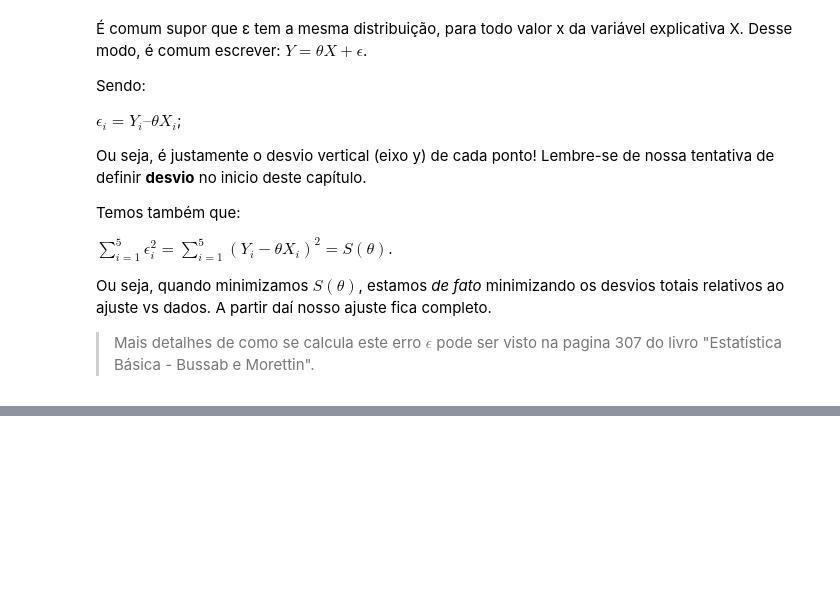
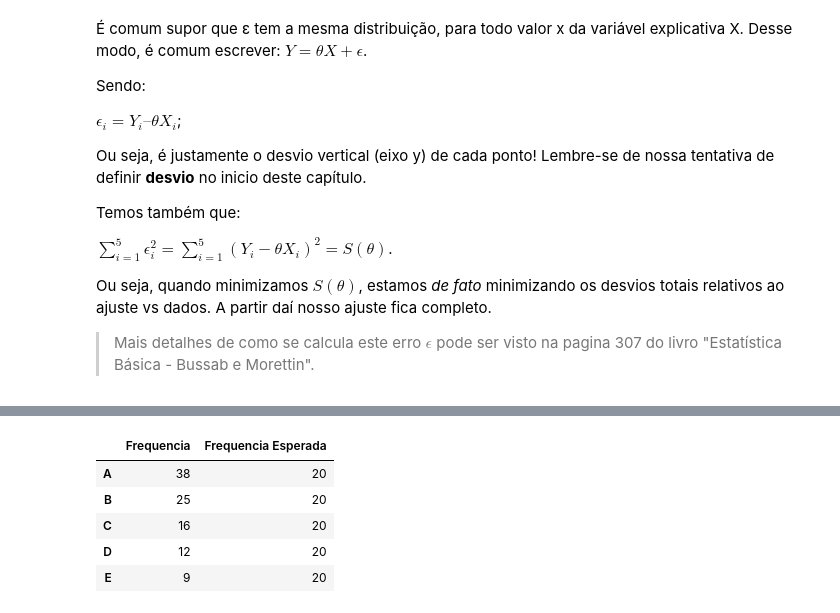
Before and after one commit to Hipparcus/Meus_projetos, a Jupyter notebook: Estudo/Síntese Estatística.ipynb, the cells around one changed output, grey strips where cells are left out. Cells and saved outputs as stored; diff of their text form; code cells hidden in the pictures; blank space fills up the shorter version.

```diff
--- a/Estudo/Síntese Estatística.ipynb
+++ b/Estudo/Síntese Estatística.ipynb
@@ -1430,0 +1466,16 @@ Ou seja, quando minimizamos $S(\theta)$, estamos *de fato* minimizando os desvio
+# %%
+levantamento = np.array([38,25,16,12,9])
+#Invertendo a tabela por conveniencia
+df = pd.DataFrame(data = levantamento,
+                  index = ['A','B','C','D','E'],
+                  columns = ['Frequencia']
+                 )
+df['Frequencia Esperada'] = np.array([20,20,20,20,20])
+df
+# %% [output]
+|  | Frequencia | Frequencia Esperada |
+| A | 38 | 20 |
+| B | 25 | 20 |
+| C | 16 | 20 |
+| D | 12 | 20 |
+| E | 9 | 20 |
```
Also changed, not shown: parts of 20 cells of this notebook.
